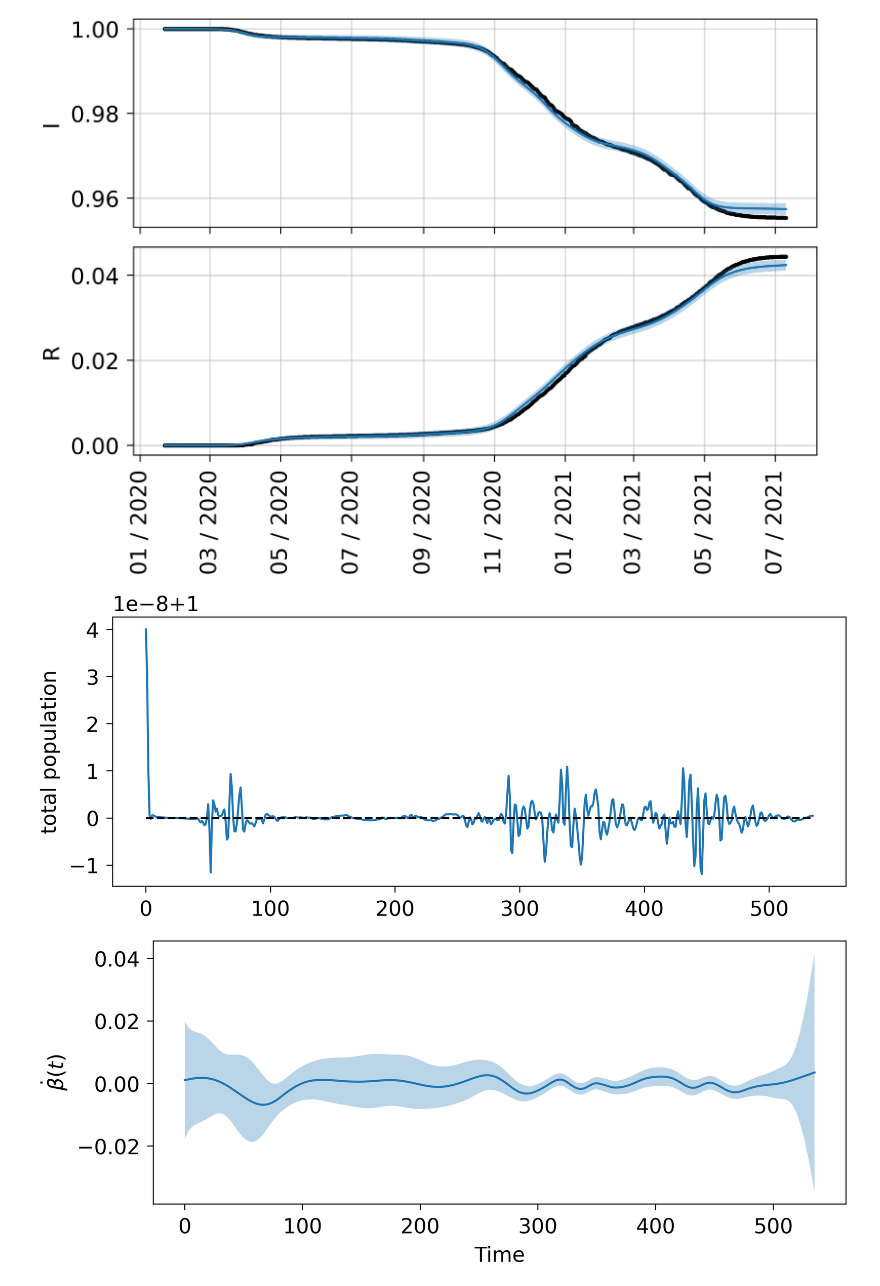
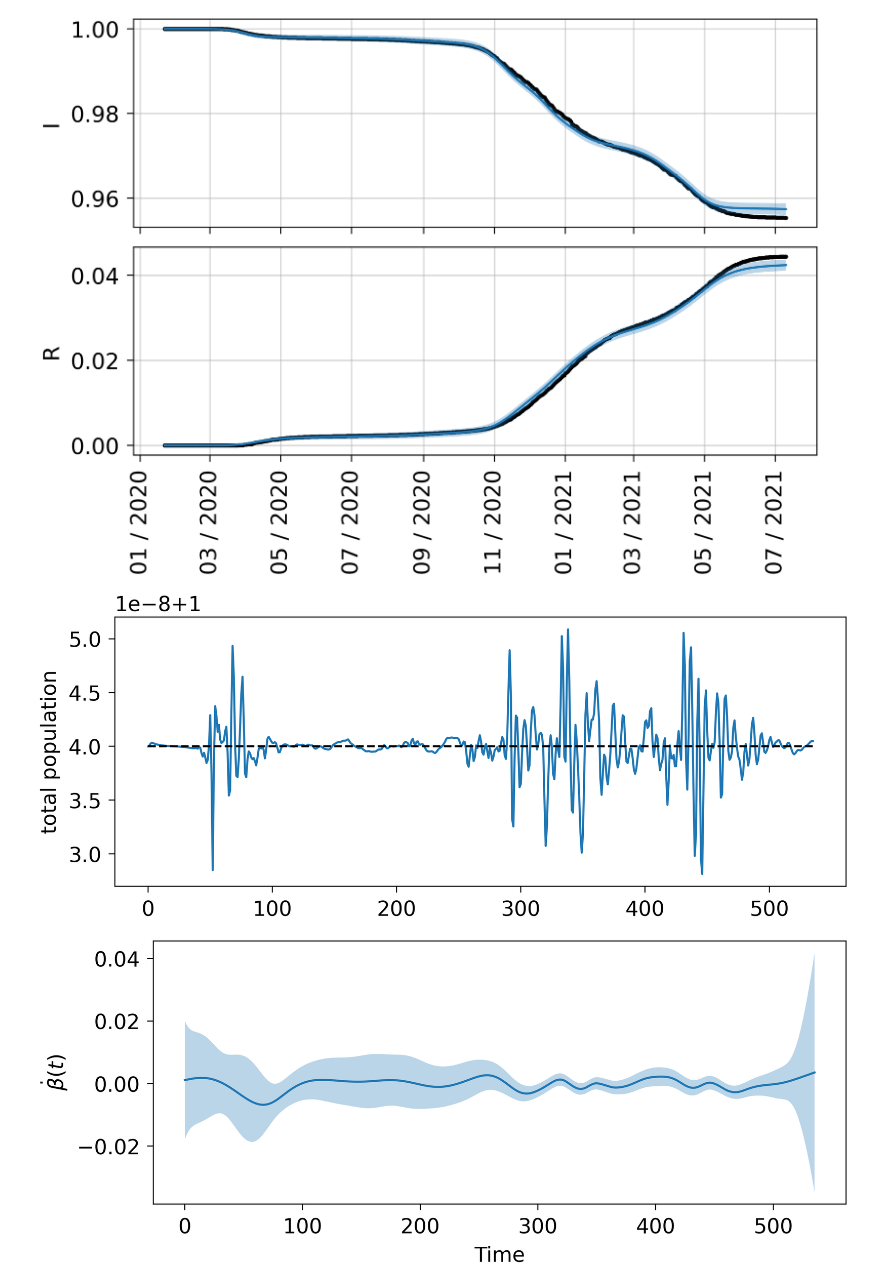
Before and after one commit to paufisch/ode_filters, a Jupyter notebook: SIR.ipynb, the cells around one changed output. Cells and saved outputs as stored; diff of their text form; code cells hidden in the pictures.

```diff
--- a/SIR.ipynb
+++ b/SIR.ipynb
@@ -218,7 +218,7 @@ I = I[data_grid]
 R = R[data_grid]
 # %%
 #define the ODE x_dot = f(x)
-P=1.
+Pop=S[0]+I[0]+R[0]
 gamma=0.06
 
 def vf(x):
@@ -281,7 +281,7 @@ def g_conserved(X):
     x_dot = anp.dot(E1, X)
     z_ode = x_dot - vf(x)
     #conservation
-    z_conserved = anp.array([P-anp.sum(x[:3])])
+    z_conserved = anp.array([Pop-anp.sum(x[:3])])
     #Actual observation of Infected persons
     z_observation = anp.array([x[1]])
 
@@ -361,12 +361,12 @@ plt.show()
 # %%
 plt.figure()
 plt.plot(data_grid, m_sequence[:,0]+m_sequence[:,1]+m_sequence[:,2])
 #plt.ylim([0.99,1.01])
-plt.plot(data_grid, np.ones_like(data_grid), linestyle='--', color='black')
+plt.plot(data_grid, Pop*np.ones_like(data_grid), linestyle='--', color='black')
 plt.ylabel('total population')
 plt.show()
 # %% [output]
-[figure, old version]
+[figure, new version]
 # %%
 beta_idx = 7
 plt.figure()
```
